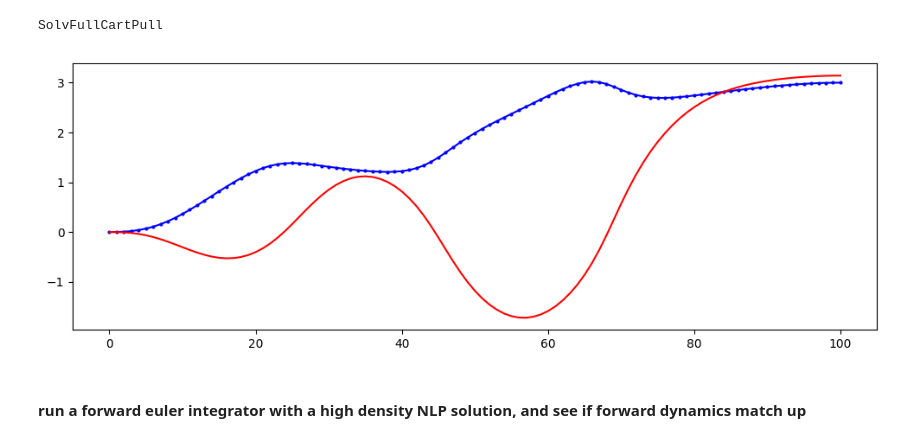
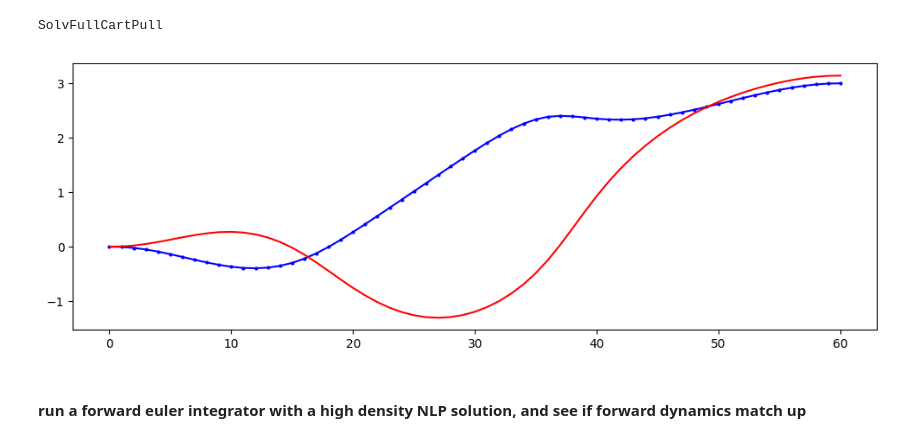
Before and after one commit to the1kieran/pullCartTrajOpt, a Jupyter notebook: finalProject/AlexProject.ipynb, the cells around one changed output. Drawn from its saved outputs; the diff is of its cells as text; code cells hidden in the pictures.

```diff
--- a/finalProject/AlexProject.ipynb
+++ b/finalProject/AlexProject.ipynb
@@ -559,23 +559,23 @@ SolvFullCartPull
 # %%
 x0 = [0 0 0 0]'
 xf = [3 pi 0 0]'
-m,u,x,xdot = SolvFullCartPull(x0, xf,5,.05)
+m,u,x,xdot = SolvFullCartPull(x0, xf,3,.05)
 
 using PyPlot
 figure(figsize=(12,4))
 #plot(u[1,:])
 plot( x[1,:], "b.-", markersize=4)
 plot(x[2,:],"r")
 #legend("x","xdot")
 #plot(xdot[1,:])
 #plot(xdot[3,:])
 
 
 #output to visualizer
-x = resample(x,.2,.01)
+x = resample(x,.05,1/45)
 process2CSV(x)
 # %% [output]
-[figure, old version]
+[figure, new version]
 # %% [markdown]
 #### run a forward euler integrator with a high density NLP solution, and see if forward dynamics match up
 # %%
```
Also changed, not shown: parts of 5 cells of this notebook, 5 other files.
